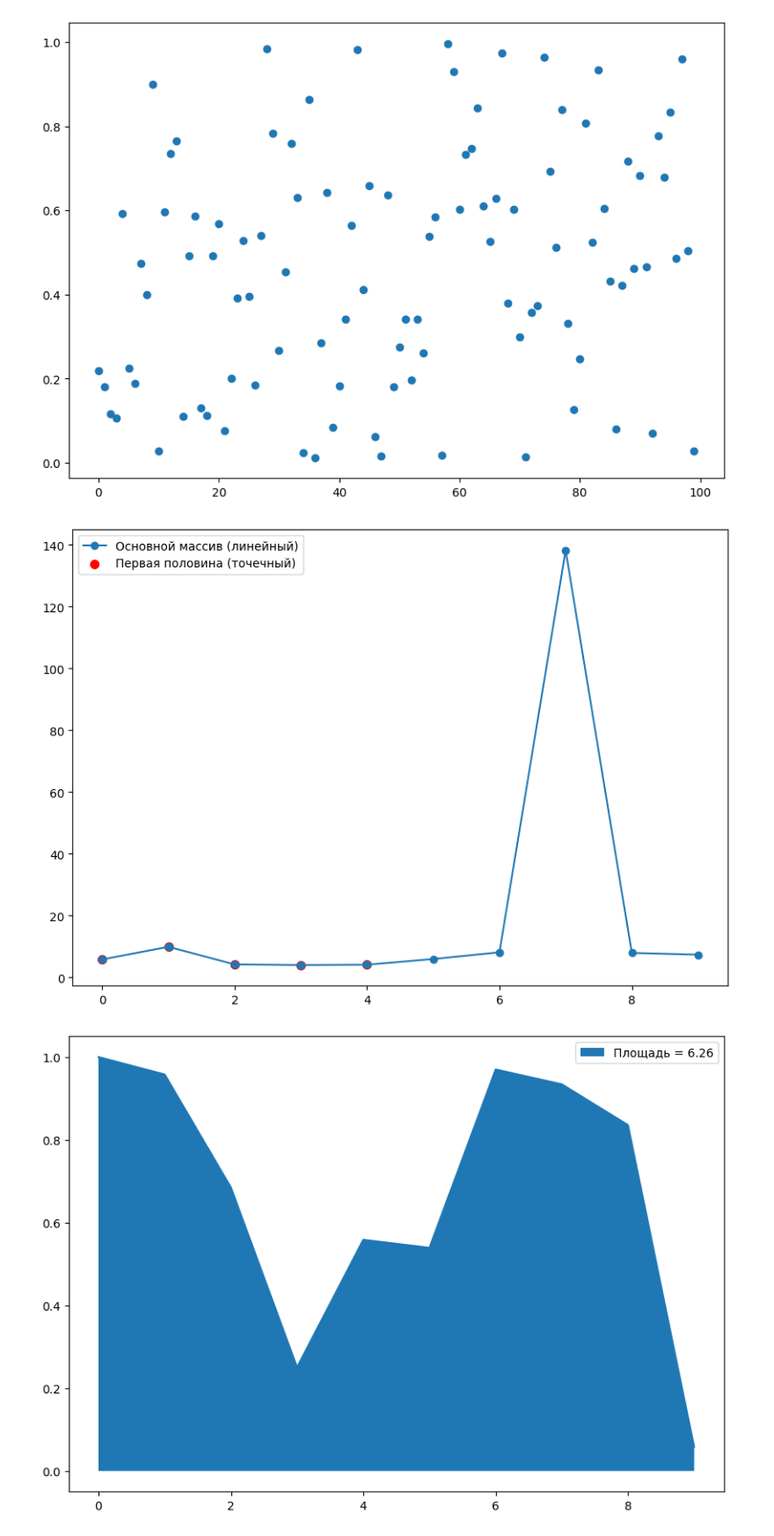
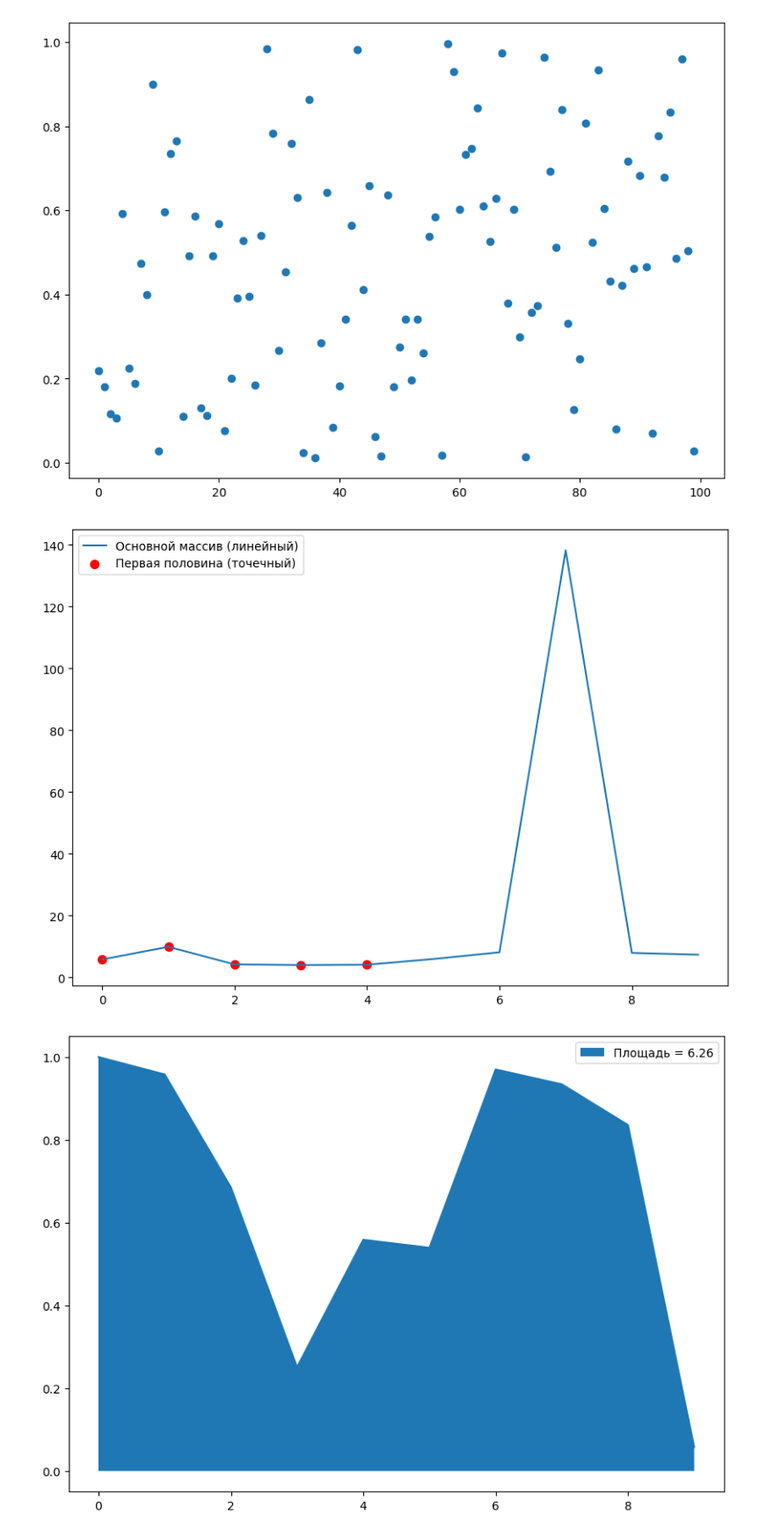
Before and after one commit to Pelfox/neural-networks-and-big-data, a Jupyter notebook: Workbook1.ipynb, the cells around one changed output. Shown at 88% size. Drawn from its saved outputs; the diff is of its cells as text; code cells hidden in the pictures.

```diff
--- a/Workbook1.ipynb
+++ b/Workbook1.ipynb
@@ -124,20 +124,20 @@ plt.show()
 # %%
 # Задание 4.3.2
 from matplotlib import pyplot as plt
 
 def f(x: int):
     return (math.sqrt(1 + math.pow(math.e, math.sqrt(x)) + math.cos(math.pow(x, 2))) / abs(1 - math.pow(math.sin(x), 3))) + math.log(abs(2 * x))
 
 numbers = [f(x) for x in range(1, 11)]
 first_half = numbers[:len(numbers) // 2]
 
 plt.figure(figsize=(10, 7))
-plt.plot(range(len(numbers)), numbers, marker='o', label='Основной массив (линейный)')
+plt.plot(range(len(numbers)), numbers, label='Основной массив (линейный)')
 plt.scatter(range(len(first_half)), first_half, color='red', s=50, label='Первая половина (точечный)')
 plt.legend()
 plt.show()
 # %% [output]
-[figure, old version]
+[figure, new version]
 # %%
 # Задача 4.3.3
 import math
```
Also changed, not shown: parts of 2 cells of this notebook.
